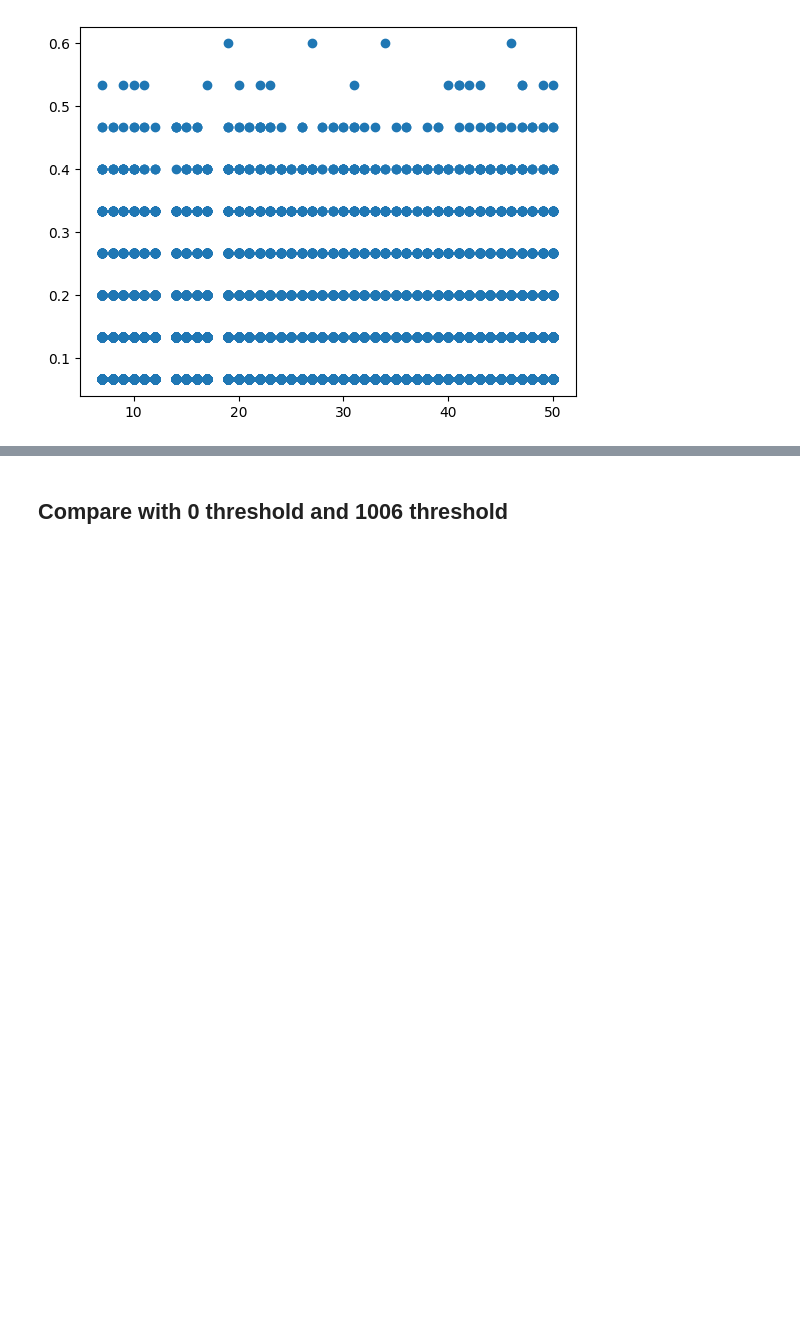
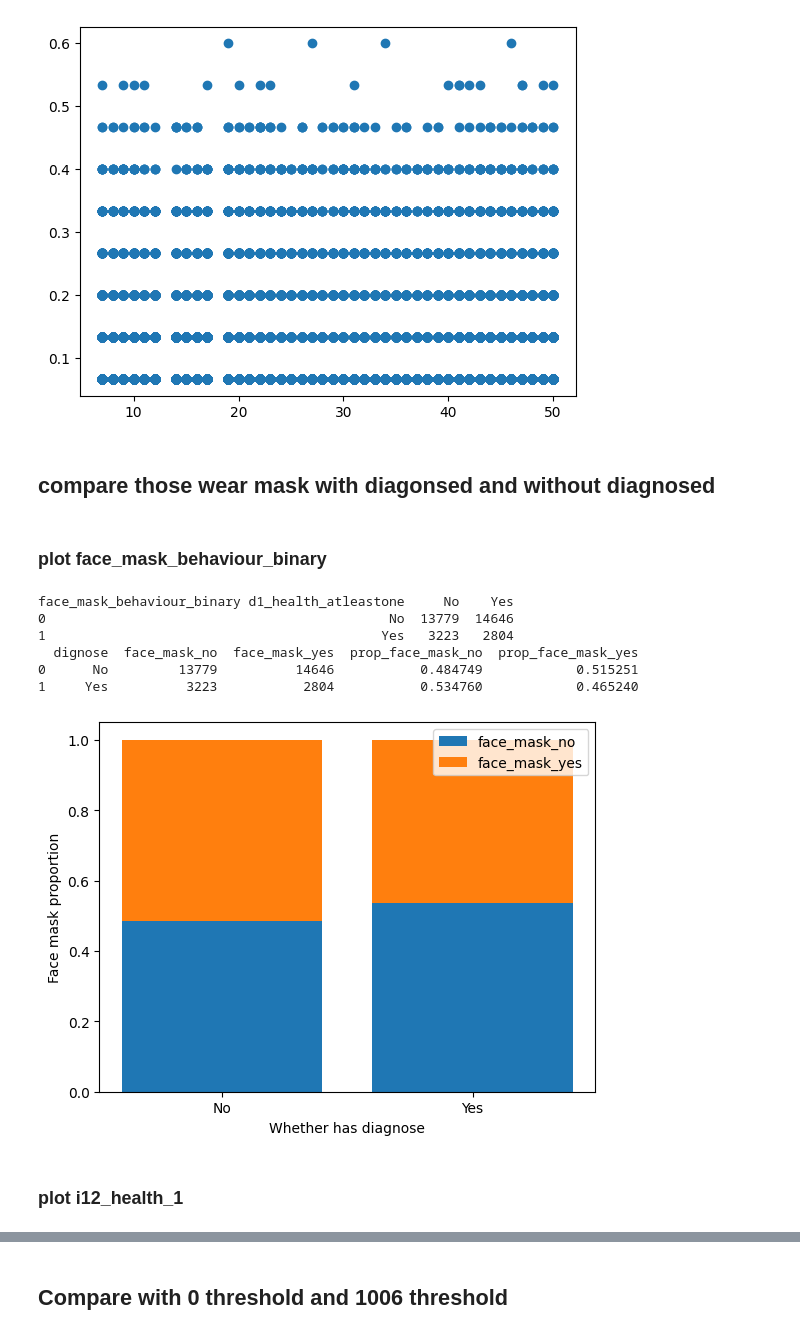
Before and after one commit to Matthew-Ryan1995/face_mask_predictors, a Jupyter notebook: help_function/explore_threshold.ipynb, the cells around one changed output, grey strips where cells are left out. Saved outputs shown, nothing was run; the diff lists cells and outputs as text; code cells hidden in the pictures; blank space fills up the shorter version.

Commit message:
find the pattern of wearing mask

```diff
--- a/help_function/explore_threshold.ipynb
+++ b/help_function/explore_threshold.ipynb
@@ -835,3 +832,34 @@ Name: count, dtype: int64
 0.022323843356115383
 [figure]
 [figure]
+# %% [markdown]
+## compare those wear mask with diagonsed and without diagnosed
+# %% [markdown]
+### plot face_mask_behaviour_binary
+# %%
+# x axis is people diagnised or not, y axis is proportion of the people wearing mask or not
+diag_df = df.groupby(["d1_health_atleastone", "face_mask_behaviour_binary"]).size().unstack(fill_value=0).reset_index()
+print(diag_df)
+# diag_df.columns = ["no_diagnise", "has_diagnise", "face_mask_yes", "face_mask_no"]
+diag_df.columns = ["dignose",  "face_mask_no", "face_mask_yes"]
+
+diag_df["prop_face_mask_no"] = diag_df["face_mask_no"]/(diag_df["face_mask_no"] + diag_df["face_mask_yes"])
+diag_df["prop_face_mask_yes"] = diag_df["face_mask_yes"]/(diag_df["face_mask_no"] + diag_df["face_mask_yes"])
+print(diag_df)
+
+plt.bar(diag_df["dignose"], diag_df["prop_face_mask_no"], label = "face_mask_no")
+plt.bar(diag_df["dignose"], diag_df["prop_face_mask_yes"], bottom= diag_df["prop_face_mask_no"], label="face_mask_yes")
+plt.xlabel("Whether has diagnose")
+plt.ylabel("Face mask proportion")
+plt.legend()
+plt.show()
+# %% [output]
+face_mask_behaviour_binary d1_health_atleastone     No    Yes
+0                                            No  13779  14646
+1                                           Yes   3223   2804
+  dignose  face_mask_no  face_mask_yes  prop_face_mask_no  prop_face_mask_yes
+0      No         13779          14646           0.484749            0.515251
+1     Yes          3223           2804           0.534760            0.465240
+[figure, added]
+# %% [markdown]
+### plot i12_health_1
```
Also changed, not shown: parts of 3 cells of this notebook, 2 other files.
